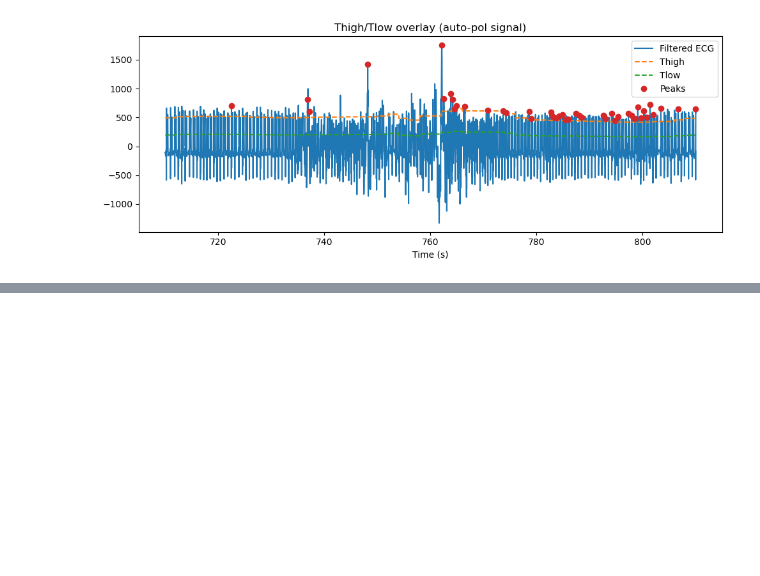
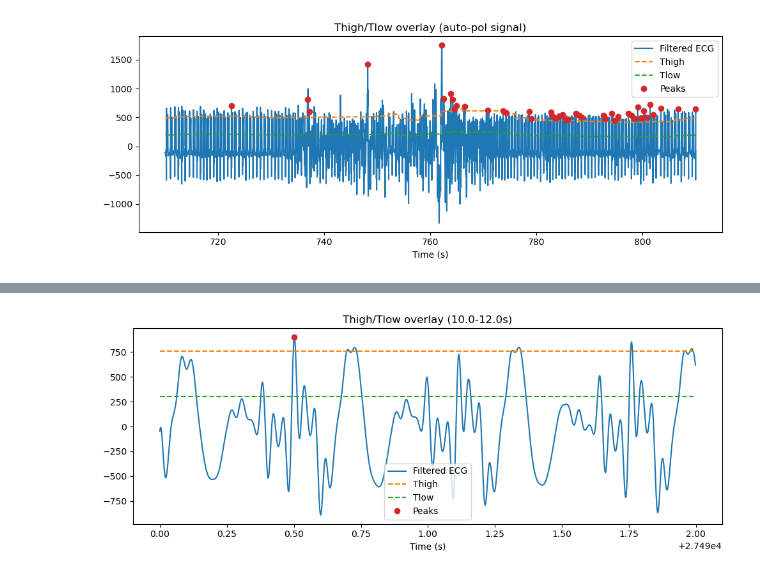
Before and after one commit to AU668208/Epilepsy_MasterThesis, a Jupyter notebook: TestNotebook_LabView-Python1.ipynb, the cells around one changed output, grey strips where cells are left out. Cells and saved outputs as stored; diff of their text form; code cells hidden in the pictures; blank space fills up the shorter version.

```diff
--- a/TestNotebook_LabView-Python1.ipynb
+++ b/TestNotebook_LabView-Python1.ipynb
@@ -175,0 +245,10 @@ print("Saved CSVs:",
+# %%
+# Zoom in on 2 seconds of the overlay plot
+zoom_start_s = 10.0  # choose a start time (in seconds)
+zoom_dur_s = 2.0     # duration to zoom in (2 seconds)
+
+plot_overlay(bp, thigh, tlow, fs, peaks=peaks,
+             start_s=zoom_start_s, dur_s=zoom_dur_s, t0=t0,
+             title=f"Thigh/Tlow overlay ({zoom_start_s}-{zoom_start_s+zoom_dur_s}s)")
+# %% [output]
+[figure, added]
```
Also changed, not shown: parts of 12 cells of this notebook, 29 other files.
